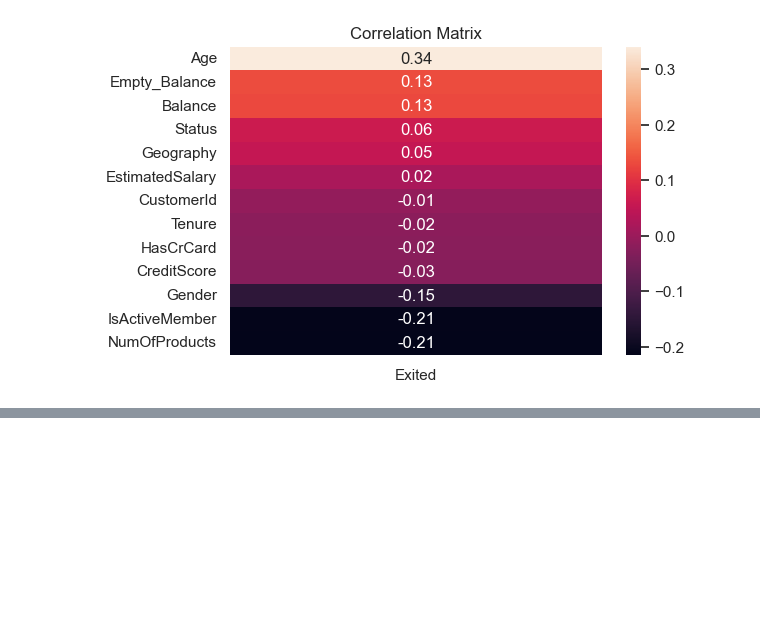
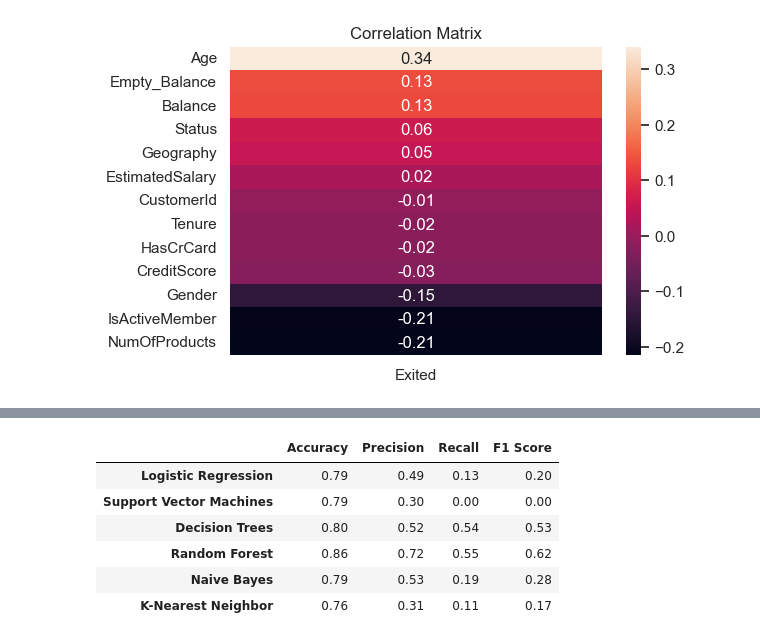
Before and after one commit to betuldemirdag/Ada_Lovelace_Akademi_Bitirme_Projesi, a Jupyter notebook: bank_churn.ipynb, the cells around one changed output, grey strips where cells are left out. Saved outputs shown, nothing was run; the diff lists cells and outputs as text; code cells hidden in the pictures; blank space fills up the shorter version.

```diff
--- a/bank_churn.ipynb
+++ b/bank_churn.ipynb
@@ -309,0 +321,10 @@ pred = model.predict(x_test)
+# %%
+evaluation(models)
+# %% [output]
+|  | Accuracy | Precision | Recall | F1 Score |
+| Logistic Regression | 0.79 | 0.49 | 0.13 | 0.20 |
+| Support Vector Machines | 0.79 | 0.30 | 0.00 | 0.00 |
+| Decision Trees | 0.80 | 0.52 | 0.54 | 0.53 |
+| Random Forest | 0.86 | 0.72 | 0.55 | 0.62 |
+| Naive Bayes | 0.79 | 0.53 | 0.19 | 0.28 |
+| K-Nearest Neighbor | 0.76 | 0.31 | 0.11 | 0.17 |
```
Also changed, not shown: parts of 48 cells of this notebook, 3 other files.
